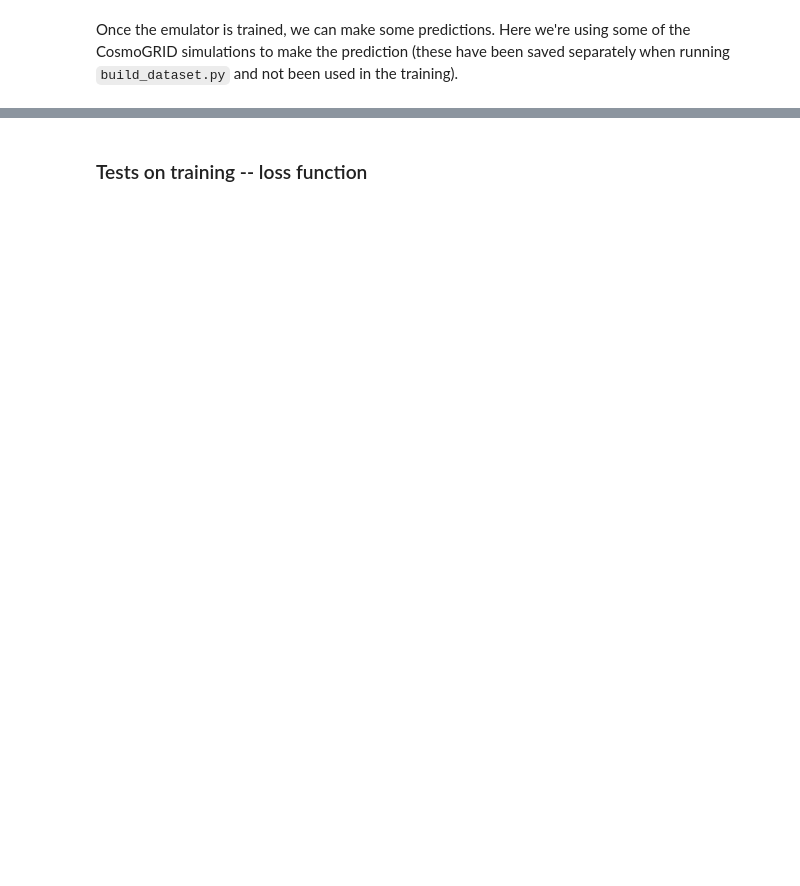
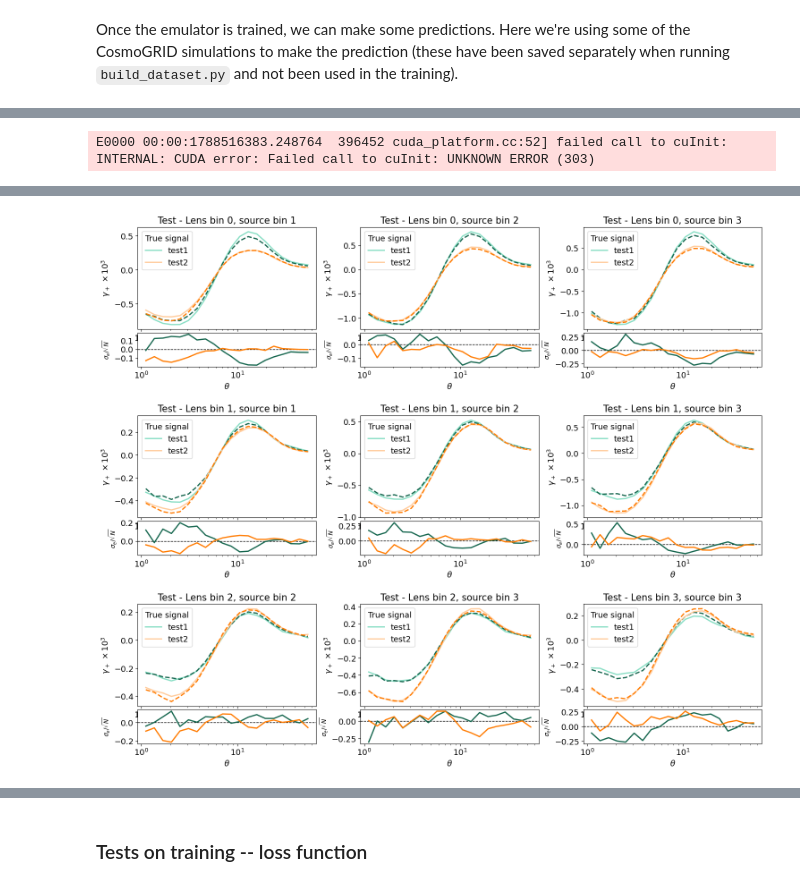
Before and after one commit to joezuntz/ridges_toolkit, a Jupyter notebook: emu/notebooks/tutorial.ipynb, the cells around one changed output, grey strips where cells are left out. Saved outputs shown, nothing was run; the diff lists cells and outputs as text; code cells hidden in the pictures; blank space fills up the shorter version.

```diff
--- a/emu/notebooks/tutorial.ipynb
+++ b/emu/notebooks/tutorial.ipynb
@@ -29,3 +30,14 @@ I0000 00:00:1785316850.060480  327973 cudart_stub.cc:31] Could not find cuda dri
+# %%
+PARAMETER_ORDER = [
+    'Omega_m',
+    'bary_Mc',
+    'bary_nu',
+    'sigma8',
+    'w0',
+    'n_s',
+    'Omega_b',
+    'H0',
+]
 # %% [markdown]
 Firt of all let's create two datasets: one with the training and validating simulations and one
 # %%
@@ -112,4 +58,4 @@ sep_bin_center = metadata['sep_bin_center']
 
 # choose two simulations indices to plot against prediction
 idx1 = 0
-idx2 = 50
+idx2 = 47
@@ -189,0 +62,51 @@ findfont: Generic family 'serif' not found because none of the following familie
+# %%
+# big plot with multiple subplots, each one having a different bin pair (lens, source)
+all_pairs = metadata["bin_pairs"]
+ncols = 3
+nrows = math.ceil(len(all_pairs) / ncols)
+fig = plt.figure(figsize=(6 * ncols, 5 * nrows))
+outer_grid = fig.add_gridspec(nrows, ncols, hspace=0.35, wspace=0.25)
+
+for panel_idx, (l, s) in enumerate(all_pairs):
+    row = panel_idx // ncols
+    col = panel_idx % ncols
+    inner_grid = outer_grid[row, col].subgridspec(2, 1, height_ratios=[3, 1], hspace=0.05)
+    ax0 = fig.add_subplot(inner_grid[0])
+    ax1 = fig.add_subplot(inner_grid[1], sharex=ax0)
+
+    model_path = 'emu/models/lens' + str(l) + '_source' + str(s) + '.keras'
+    X_test, Y_test, shape_noise = load_data.load_dataset(l, s)
+
+    # create dictionary with values of X_test
+    params_dict = {par: X_test[:, i] for i, par in enumerate(PARAMETER_ORDER)}
+    prediction = predict.make_prediction(params_dict, l, s, model_path)
+
+    plot_prediction.plot_prediction_shapenoise(
+        xarr=sep_bin_center,
+        predicted_signal=prediction,
+        true_signal=Y_test,
+        shape_noise=shape_noise,
+        l=l,
+        s=s,
+        idx1=idx1,
+        idx2=idx2,
+        xlabel=r'$\theta$',
+        ylabel=r'$\gamma_+\, \times10^3$',
+        legend=['test1', 'test2'],
+        title=f'Test - Lens bin {l}, source bin {s}',
+        ax0=ax0,
+        ax1=ax1,
+        save=False,
+        savename='all_bins.pdf'
+    )
+
+# hide any unused panels if the grid is larger than the number of bin pairs
+for panel_idx in range(len(all_pairs), nrows * ncols):
+    row = panel_idx // ncols
+    col = panel_idx % ncols
+    fig.add_subplot(outer_grid[row, col]).axis('off')
+
+fig.tight_layout()
+plt.show()
+# %% [output]
+E0000 00:00:1788516383.248764  396452 cuda_platform.cc:52] failed call to cuInit: INTERNAL: CUDA error: Failed call to cuInit: UNKNOWN ERROR (303)
@@ -190,3 +139,4 @@ findfont: Generic family 'serif' not found because none of the following familie
+[figure, added]
 # %%
 print('Cosmological parameters of the two selected simulations:')
 name_list = ['bary_Mc', 'bary_nu', 'H0', 'Ob', 'Om', 'ns', 's8', 'w0']
```
Also changed, not shown: parts of 10 cells of this notebook, 7 other files.
